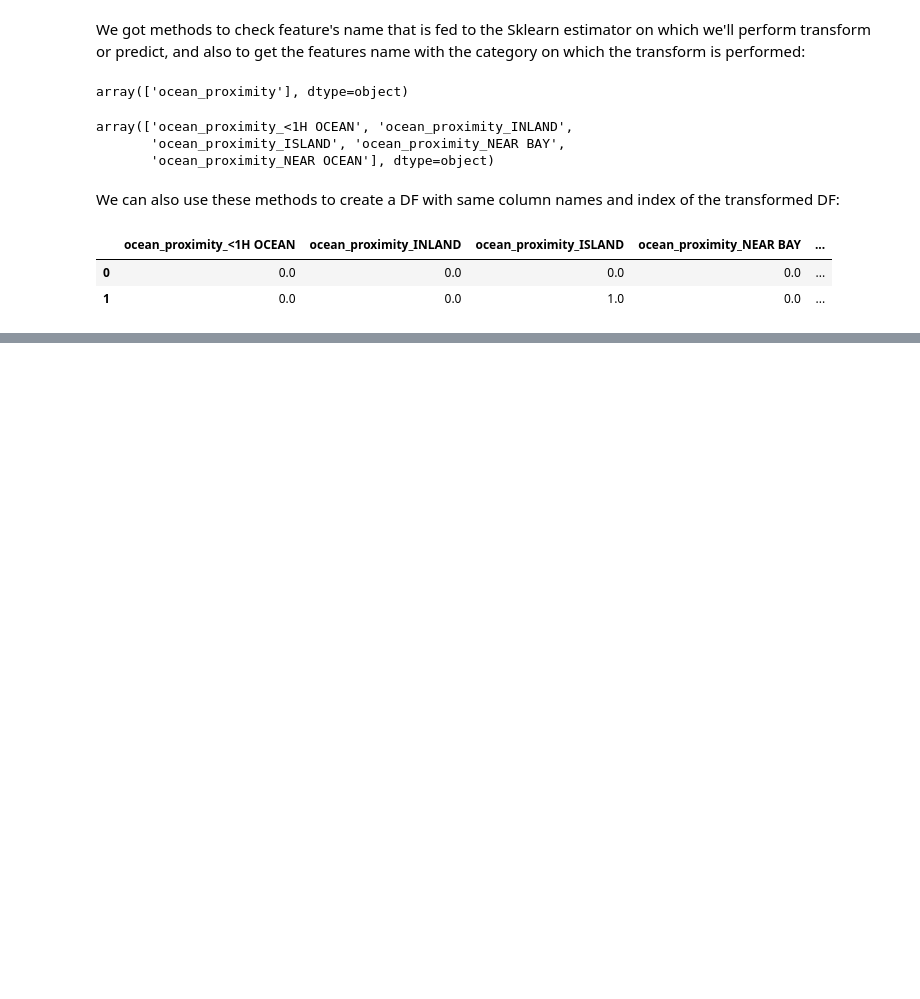
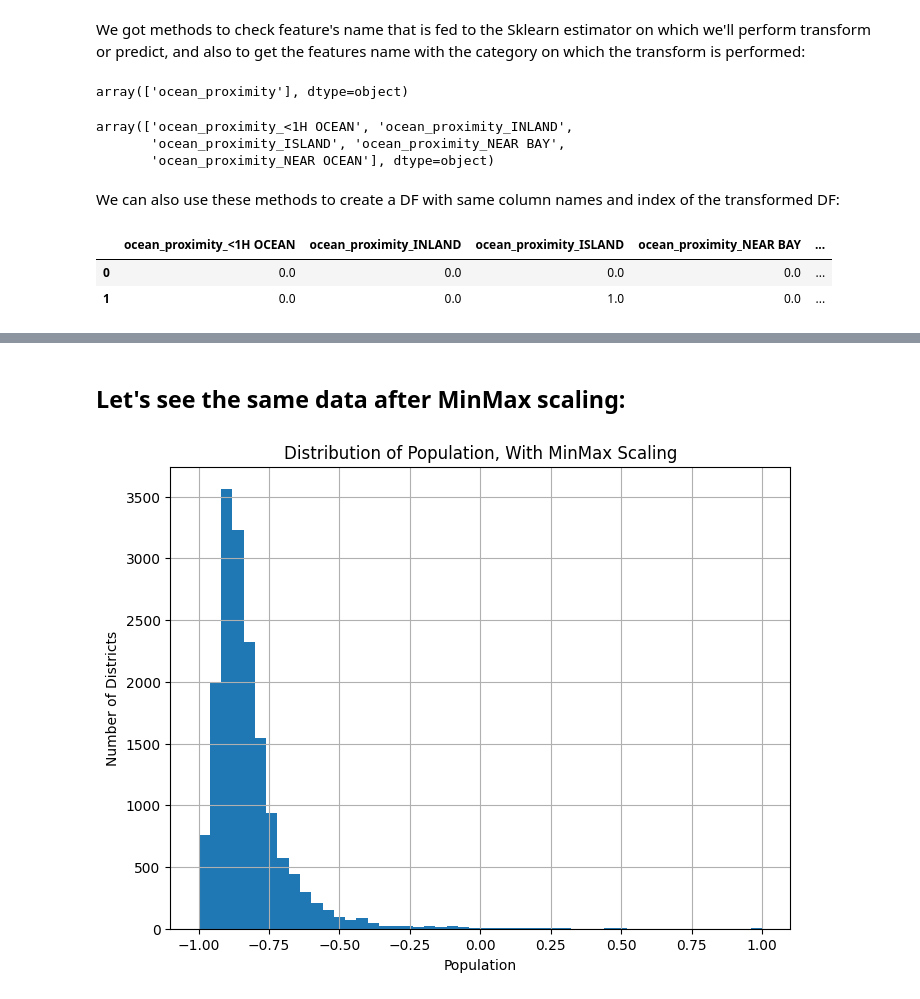
Before and after one commit to itshowrohitworks/housePricePrediction, a Jupyter notebook: notebooks/eda.ipynb, the cells around one changed output, grey strips where cells are left out. Saved outputs shown, nothing was run; the diff lists cells and outputs as text; code cells hidden in the pictures; blank space fills up the shorter version.

```diff
--- a/notebooks/eda.ipynb
+++ b/notebooks/eda.ipynb
@@ -705,0 +738,7 @@ df_output
+# %%
+from sklearn.preprocessing import MinMaxScaler
+minMax = MinMaxScaler(feature_range=(-1,1))
+# %%
+housing_num_minMax = minMax.fit_transform(housing_num)
+# %%
+housing_num_minMax = pd.DataFrame(housing_num_minMax,columns=housing_num.columns,index=housing_num.index)
@@ -705,0 +761,10 @@ df_output
+# %% [markdown]
+## Let's see the same data after MinMax scaling:
+# %%
+housing_num_minMax['population'].hist(bins=50,figsize=(8,6))
+plt.title("Distribution of Population, With MinMax Scaling")
+plt.xlabel("Population")
+plt.ylabel("Number of Districts")
+plt.show()
+# %% [output]
+[figure, added]
```
Also changed, not shown: parts of 28 cells of this notebook.
